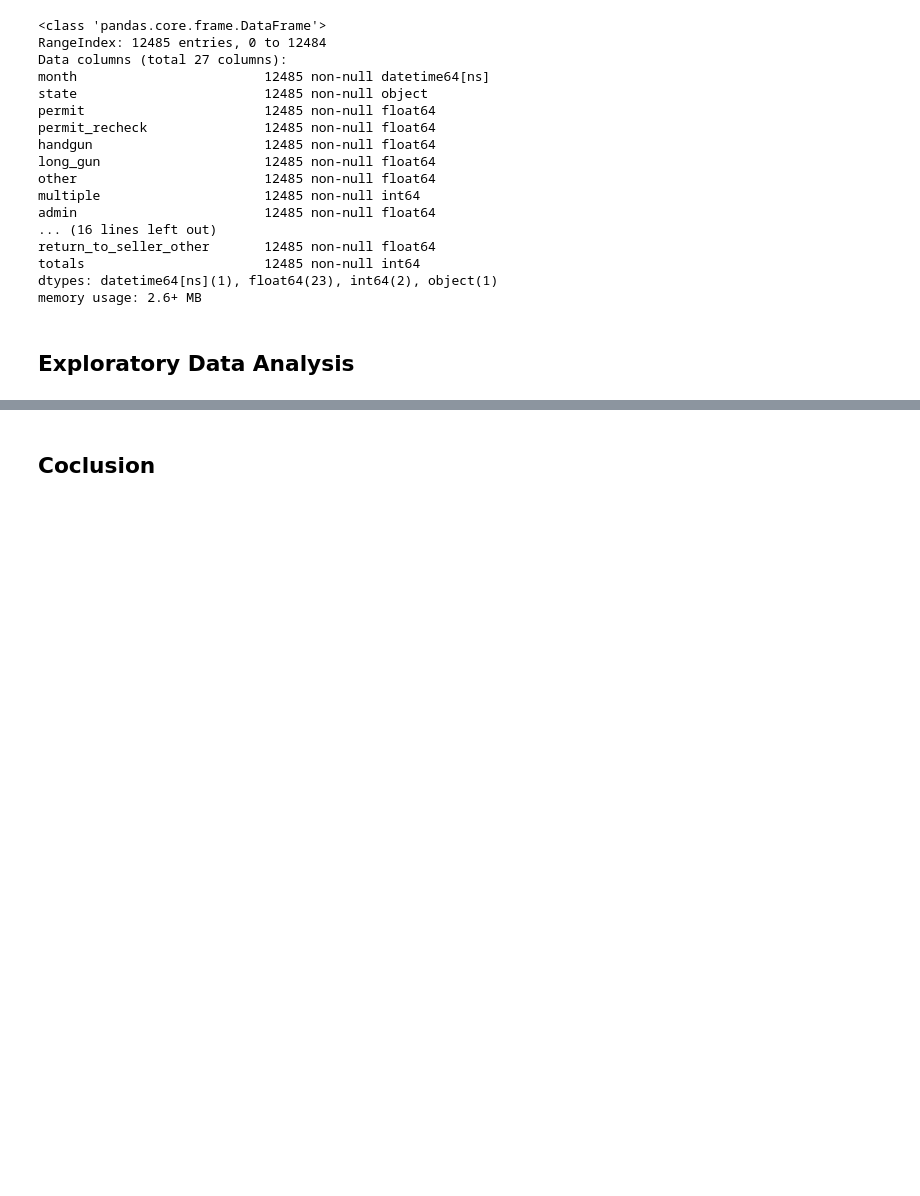
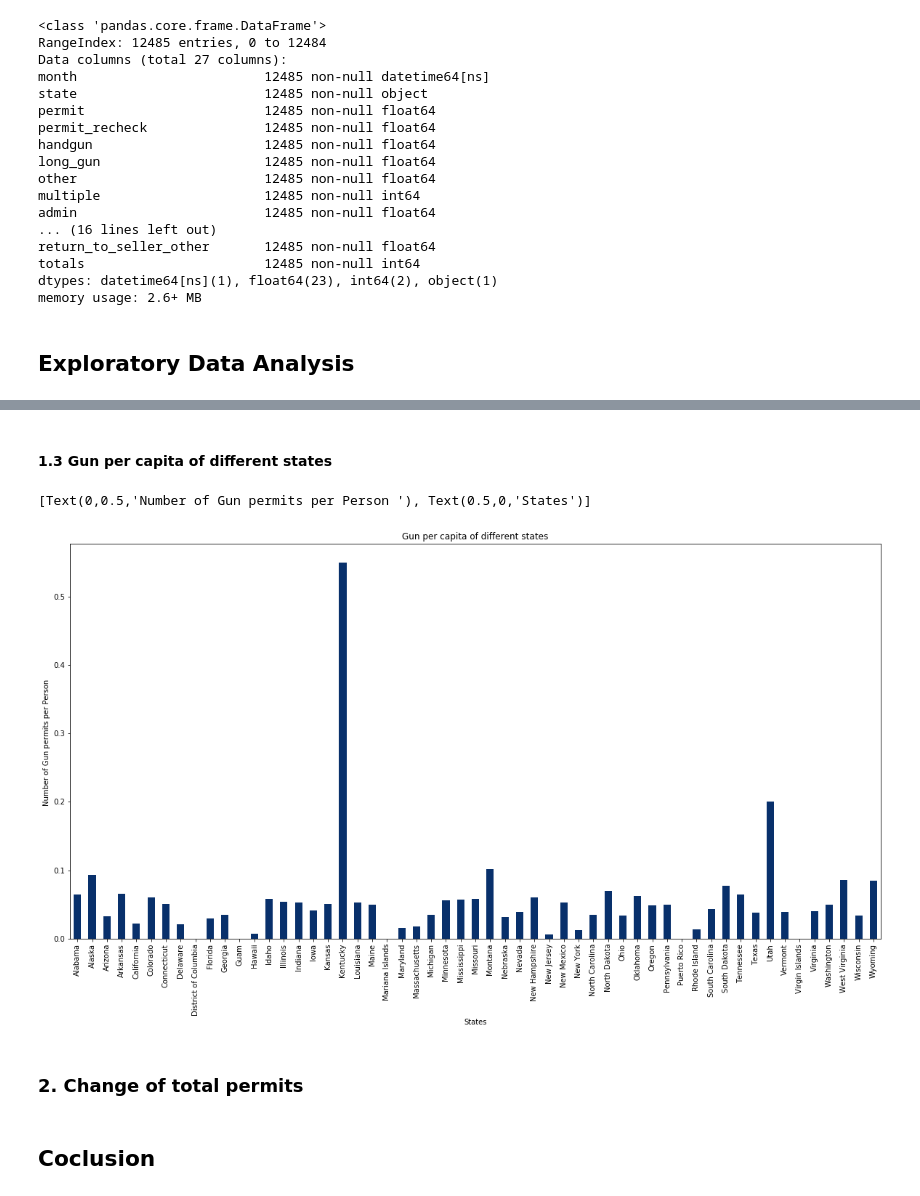
Before and after one commit to siuyik11/fbi_firearm_data_analysis, a Jupyter notebook: fbi_gun_data_analysis.ipynb, the cells around one changed output, grey strips where cells are left out. Saved outputs shown, nothing was run; the diff lists cells and outputs as text; code cells hidden in the pictures; blank space fills up the shorter version.

```diff
--- a/fbi_gun_data_analysis.ipynb
+++ b/fbi_gun_data_analysis.ipynb
@@ -165,3 +185,16 @@ plot1 = df1.iloc[3,1:].plot.bar(figsize = (20,10), colormap = 'Blues_r',grid = T
+# %% [markdown]
+#### 1.3 Gun per capita of different states
+# %%
+df_gun_percapita_y2010 = (df2_gun_y2010/df1_popu_y2010).fillna(0) #calculate the per capita gun permit at different
+                                                                  #state
+# Plot the final result
+df_gun_percapita_y2010.plot.bar(figsize = (20,10), title = 'Gun per capita of different states', colormap = 'Blues_r')\
+.set(xlabel = 'States', ylabel = 'Number of Gun permits per Person ')
+# %% [output]
+[Text(0,0.5,'Number of Gun permits per Person '), Text(0.5,0,'States')]
+[figure, added]
+# %% [markdown]
+### 2. Change of total permits
 # %% [markdown]
 <a id = 'conclusion'></a>
 ## Coclusion
```
Also changed, not shown: parts of 5 cells of this notebook.
